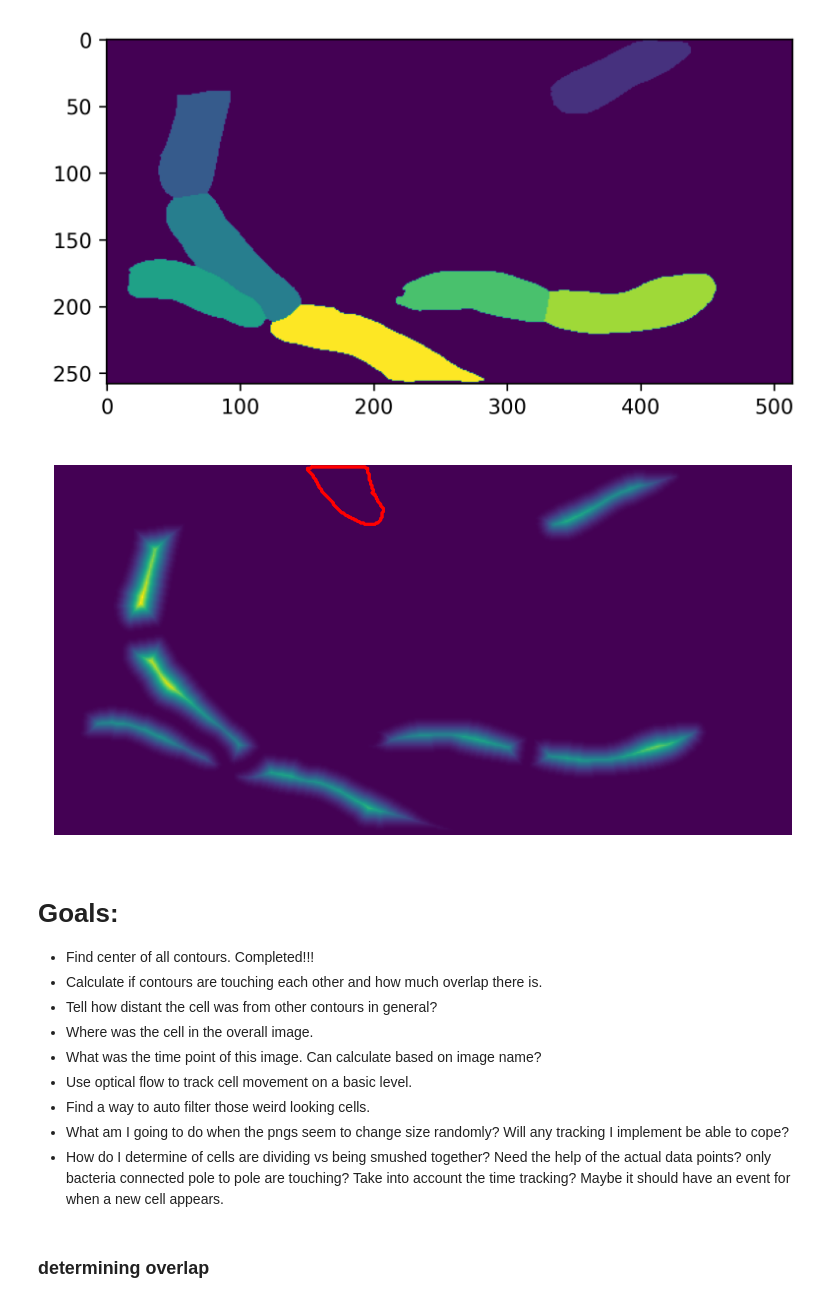
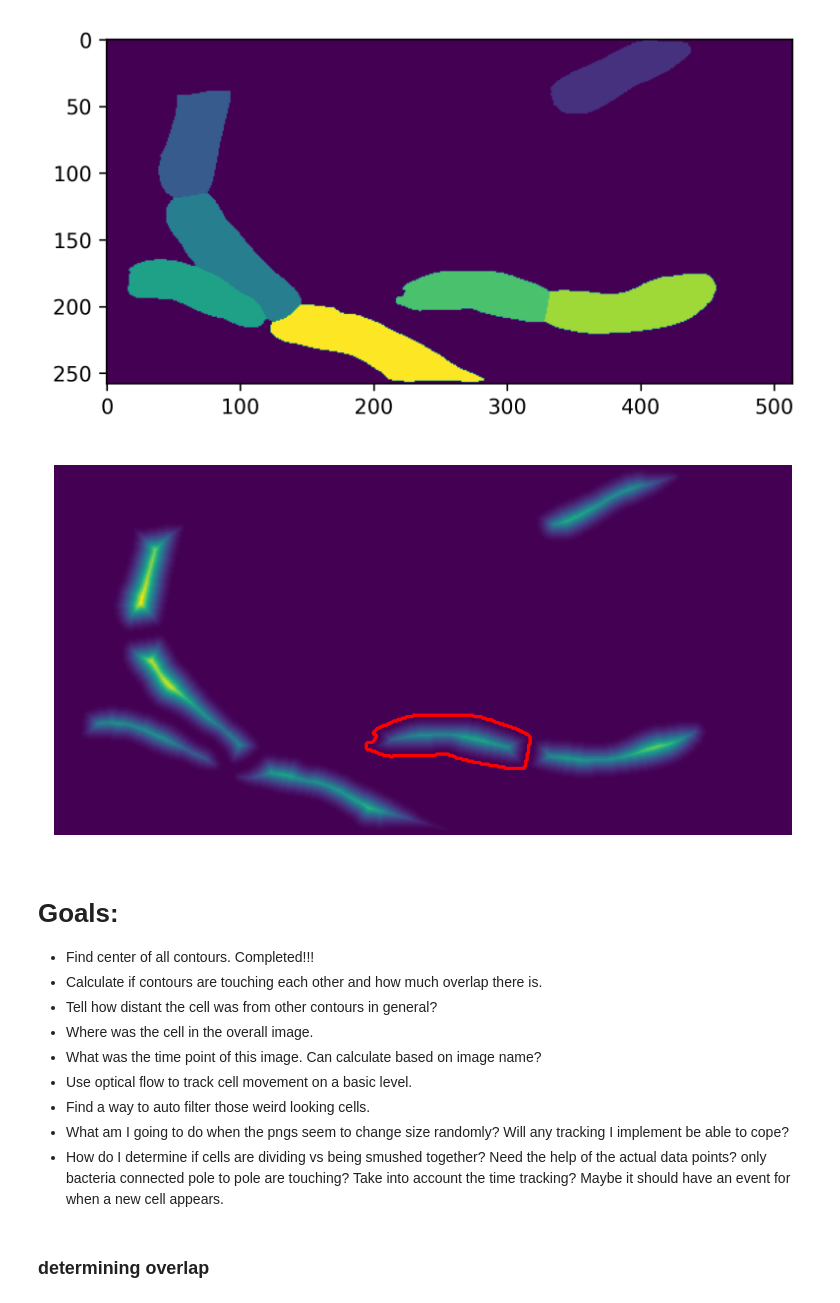
Before and after one commit to Raif-fl/AFM_Automation_code, a Jupyter notebook: Collect_metadata.ipynb, the cells around one changed output. Cells and saved outputs as stored; diff of their text form; code cells hidden in the pictures.

```diff
--- a/Collect_metadata.ipynb
+++ b/Collect_metadata.ipynb
@@ -1,3 +1,19 @@
+# %%
+import numpy as np
+import time, os, sys
+from urllib.parse import urlparse
+import matplotlib.pyplot as plt
+import matplotlib as mpl
+%matplotlib inline
+mpl.rcParams['figure.dpi'] = 300
+from cellpose import utils, io
+from PIL import Image
+import cv2
+import imutils
+from scipy.spatial import distance as dist
+
+my_data = "/home/keeganfl/Desktop/Math_612_project/05-10-2015/Height/"
+save_path = "/home/keeganfl/Desktop/Math_612_project/05-10-2015/cellpose_height/"
 # %% [markdown]
 ## Step 3:
 Loading up the data from a specific cellpose run
@@ -85,13 +87,0 @@ import imutils
-# %%
-dat = np.load(save_path + '10061218_height_seg.npy', allow_pickle=True).item()
-img = dat["img"]
-
-thresholds = []
-
-for idx, cell in enumerate(ls_outlines[:]):
-    # mask outline
-    mask = np.zeros(img.shape[0:2], dtype=np.uint8)
-    channel_count = img.shape[2]  # i.e. 3 or 4 depending on your image
-    ignore_mask_color = (255,)*channel_count
-    thresh = cv2.fillPoly(mask, [cell], ignore_mask_color)
-    thresholds.append(thresh)
@@ -140,11 +125,11 @@ plt.imshow(utils.fill_holes_and_remove_small_masks(dat['masks'], min_size = 2000
 # %%
 plt.imshow(utils.distance_to_boundary(dat['masks']))
 # plot an individual cell of choice.
-plt.plot(outl[2][:,0], outl[2][:,1], color = "r")
+plt.plot(outl[12][:,0], outl[12][:,1], color = "r")
 plt.axis("off")
 plt.savefig("test.png")
 # %% [output]
-[figure, old version]
+[figure, new version]
 # %% [markdown]
 # Goals:
 - Find center of all contours. Completed!!!
@@ -155,6 +140,6 @@ plt.savefig("test.png")
 - Use optical flow to track cell movement on a basic level.
 - Find a way to auto filter those weird looking cells.
 - What am I going to do when the pngs seem to change size randomly? Will any tracking I implement be able to cope?
-- How do I determine of cells are dividing vs being smushed together? Need the help of the actual data points? only bacteria connected pole to pole are touching? Take into account the time tracking? Maybe it should have an event for when a new cell appears.
+- How do I determine if cells are dividing vs being smushed together? Need the help of the actual data points? only bacteria connected pole to pole are touching? Take into account the time tracking? Maybe it should have an event for when a new cell appears.
 # %% [markdown]
 ### determining overlap
```
Also changed, not shown: parts of 34 cells of this notebook, 1 other file.
